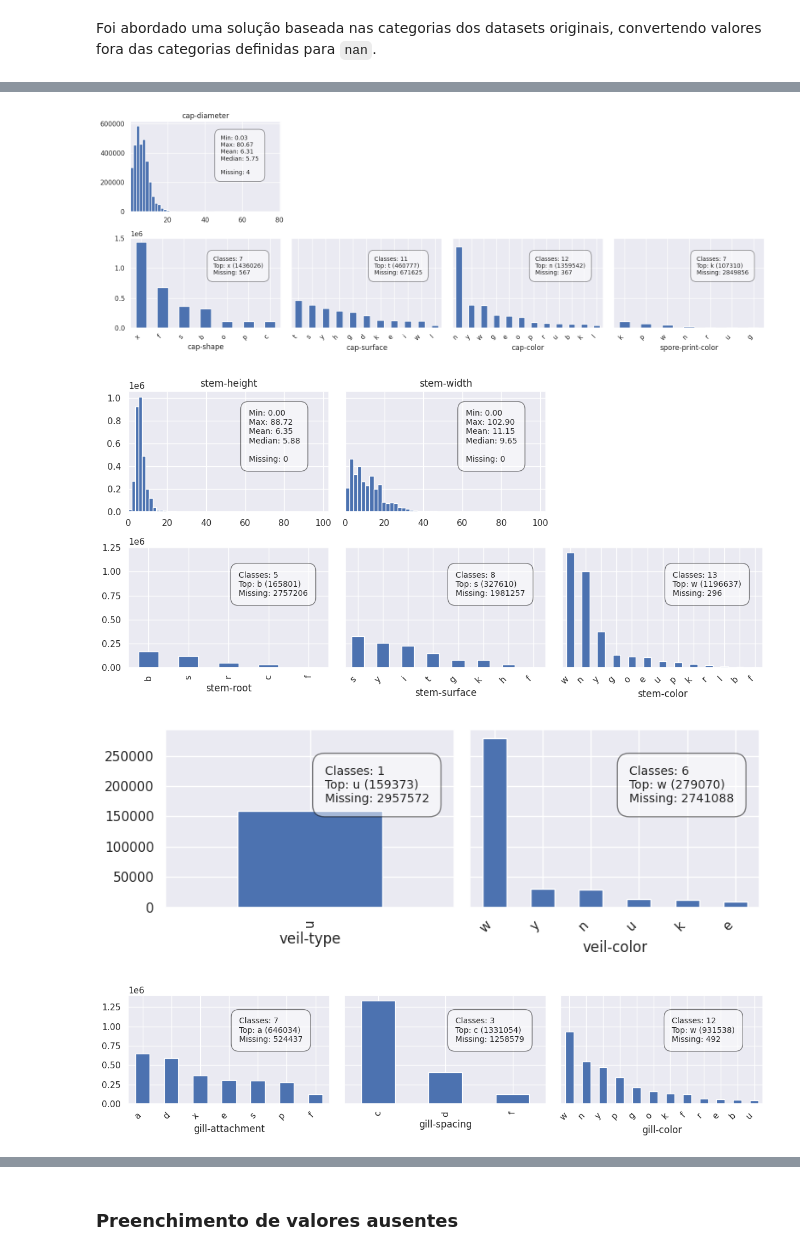
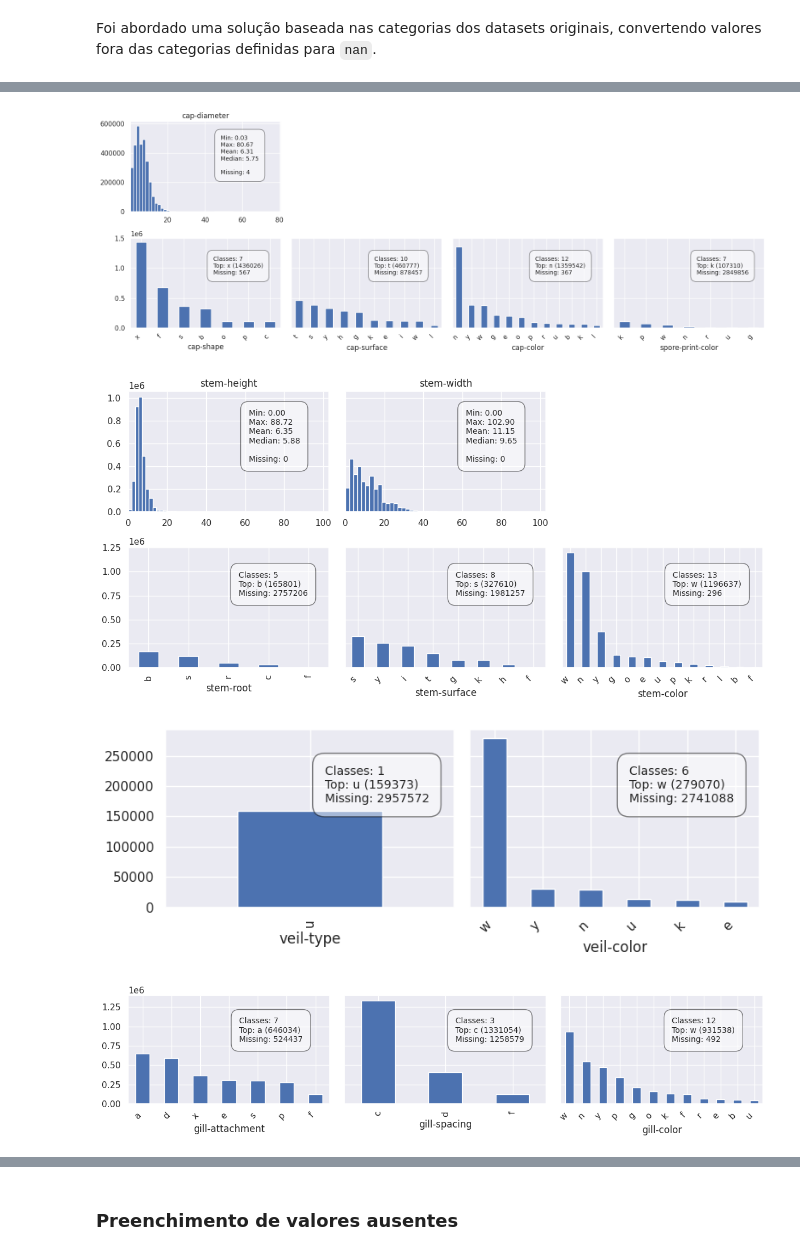
Before and after one commit to Victorgonl/PoisonousMushrooms, a Jupyter notebook: notebooks/1-preprocessing.ipynb, the cells around one changed output, grey strips where cells are left out. Saved outputs shown, nothing was run; the diff lists cells and outputs as text; code cells hidden in the pictures.

```diff
--- a/notebooks/1-preprocessing.ipynb
+++ b/notebooks/1-preprocessing.ipynb
@@ -582,17 +584,20 @@ secondary_mushroom.head()
 # %%
 for feat in secondary_mushroom.select_dtypes(include="object").columns:
     if feat in data.columns:
         valid_values = secondary_mushroom[feat].dropna().unique()
         data[feat] = data[feat].where(data[feat].isin(valid_values))
+
+# 'd' class also doesn't exist on metadata
+data["cap-surface"] = data["cap-surface"].replace({"d": np.nan})
 
 plot_features(cap_features, data)
 plot_features(stem_features, data)
 plot_features(veil_features, data)
 plot_features(gill_features, data)
 plot_features(ring_features, data)
 plot_features(other_features, data)
 # %% [output]
-[figure, old version]
+[figure, new version]
 [figure]
 [figure]
 [figure]
```
Also changed, not shown: parts of 23 cells of this notebook, 3 other files.
